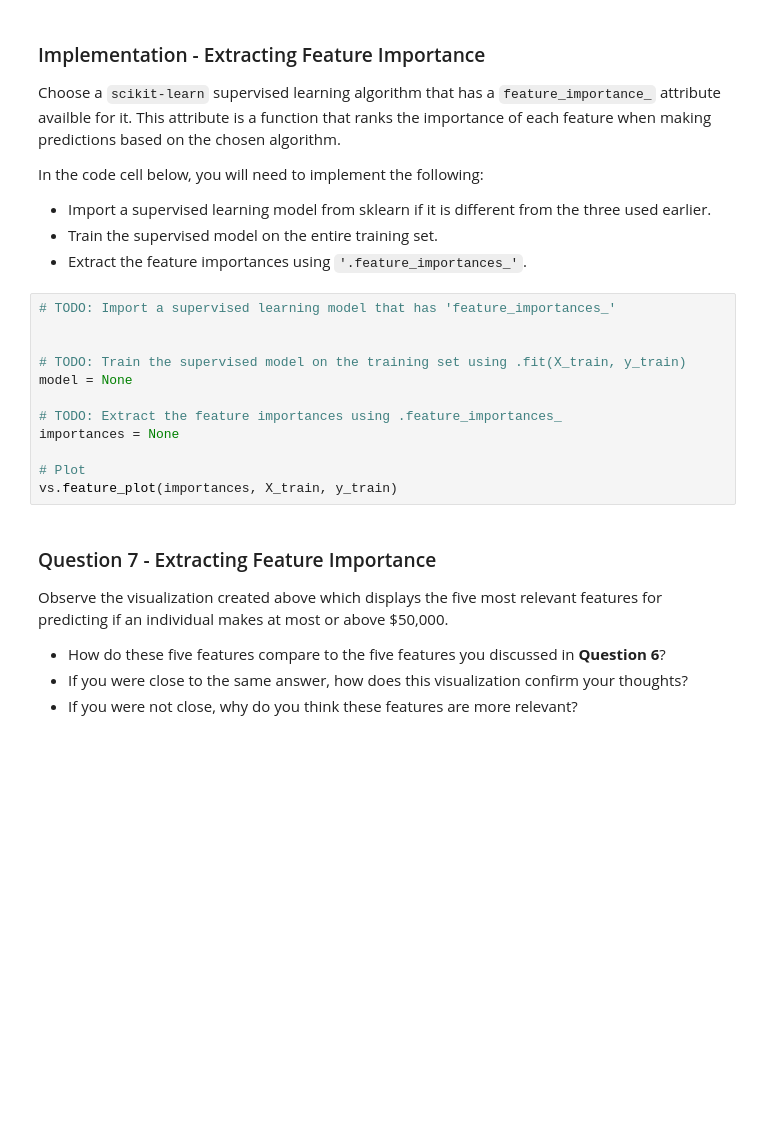
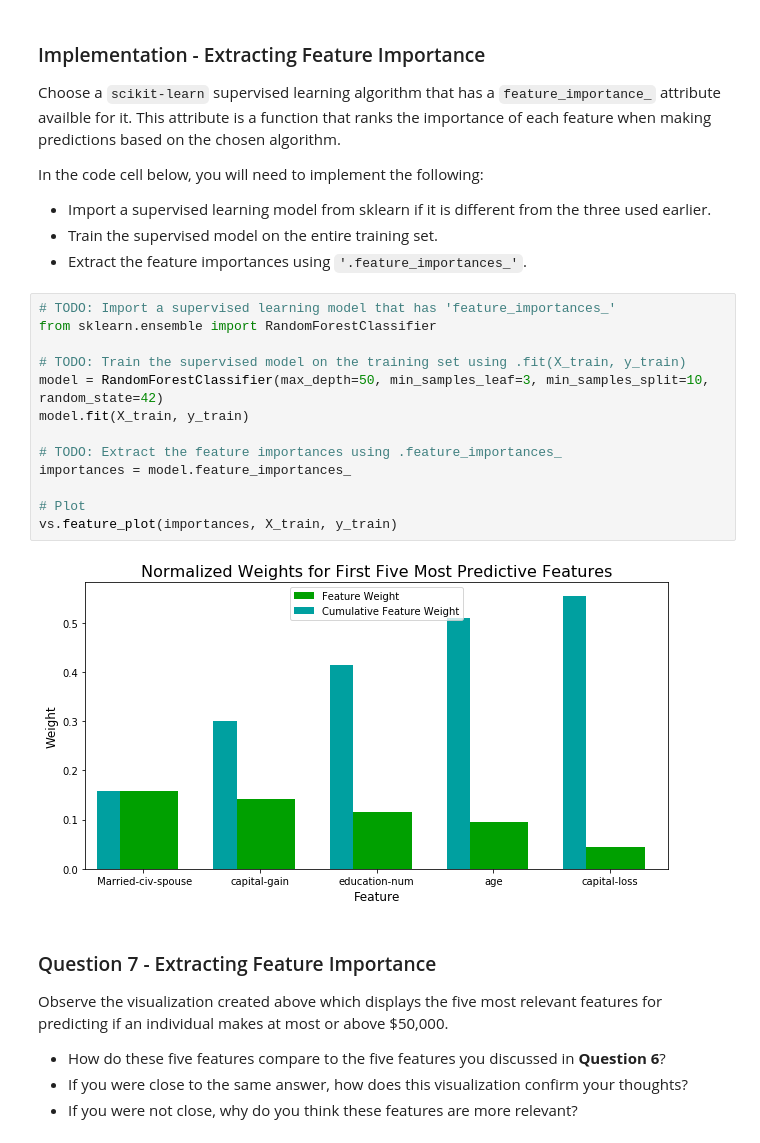
Before and after one commit to zeetaros/ml_nanodegree, a Jupyter notebook: finding_donors/finding_donors_CSY.ipynb, the cells around one changed output. Cells and saved outputs as stored; diff of their text form; blank space fills up the shorter version.

```diff
--- a/finding_donors/finding_donors.ipynb
+++ b/finding_donors/finding_donors_CSY.ipynb
@@ -554,16 +605,19 @@ In the code cell below, you will need to implement the following:
  - Extract the feature importances using `'.feature_importances_'`.
 # %%
 # TODO: Import a supervised learning model that has 'feature_importances_'
-
+from sklearn.ensemble import RandomForestClassifier
 
 # TODO: Train the supervised model on the training set using .fit(X_train, y_train)
-model = None
+model = RandomForestClassifier(max_depth=50, min_samples_leaf=3, min_samples_split=10, random_state=42)
+model.fit(X_train, y_train)
 
 # TODO: Extract the feature importances using .feature_importances_
-importances = None
+importances = model.feature_importances_
 
 # Plot
 vs.feature_plot(importances, X_train, y_train)
+# %% [output]
+[figure, added]
 # %% [markdown]
 ### Question 7 - Extracting Feature Importance
 
```
Also changed, not shown: parts of 15 cells of this notebook.
